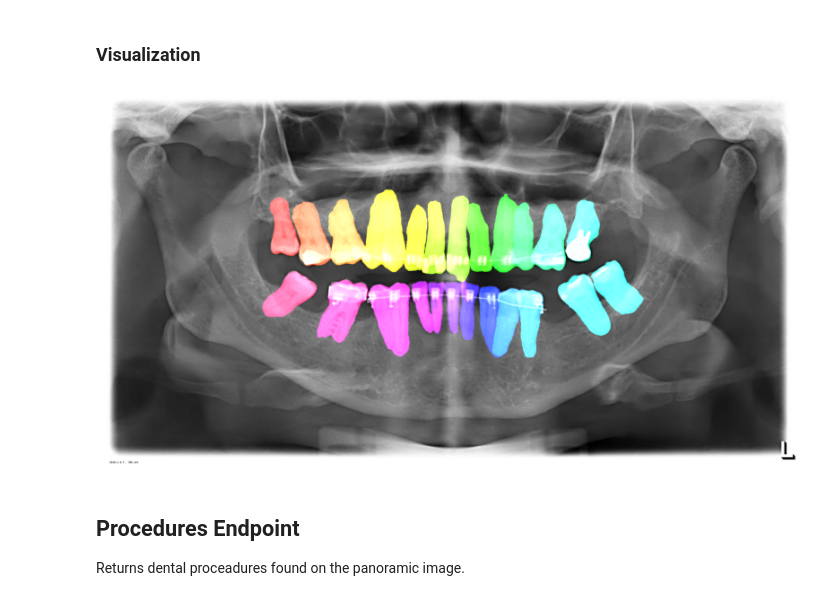
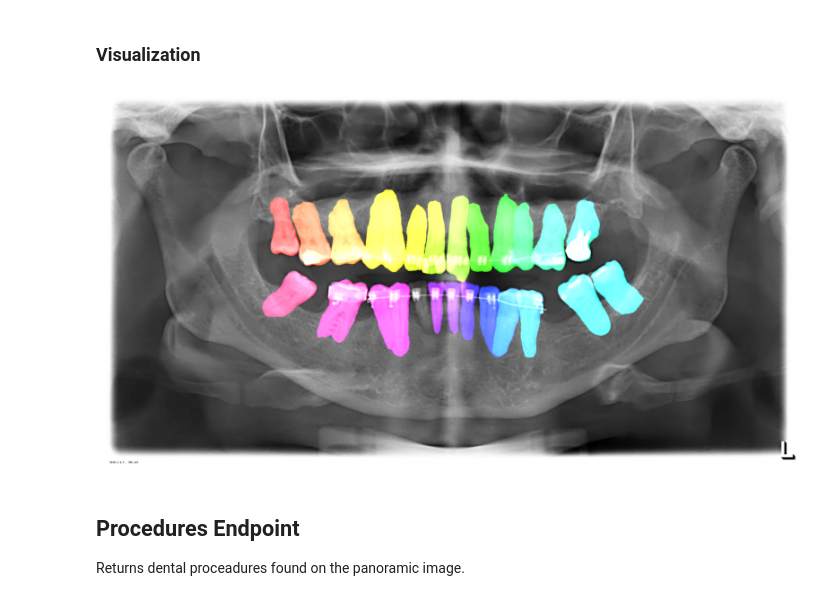
Before and after one commit to Radio-Memory/radiomemory-ai-api-demo, a Jupyter notebook: main.ipynb, the cells around one changed output. Cells and saved outputs as stored; diff of their text form; code cells hidden in the pictures.

```diff
--- a/main.ipynb
+++ b/main.ipynb
@@ -190,14 +277,14 @@ pprint(str(teeth_segmentation_response.json())[:1000])
 # %%
 from vis import contour2mask, draw_masks
 
-contours_list = [[[[c["x"], c["y"]] for c in cont] for cont in p["contours"]] for p in teeth_segmentation_response.json()["contours"]]
+contours_list = [[p["contour"]] for p in teeth_segmentation_response.json()["entities"]]
 masks = [contour2mask(contour, *panoramic_image.size) for contour in contours_list]
 dimage = draw_masks(panoramic_image, masks)
 fig, ax = plt.subplots(figsize=(10, 10))
 ax.imshow(dimage)
 ax.axis("off");
 # %% [output]
-[figure, old version]
+[figure, new version]
 # %% [markdown]
 ## Procedures Endpoint
 
```
Also changed, not shown: parts of 35 cells of this notebook, 5 other files.
